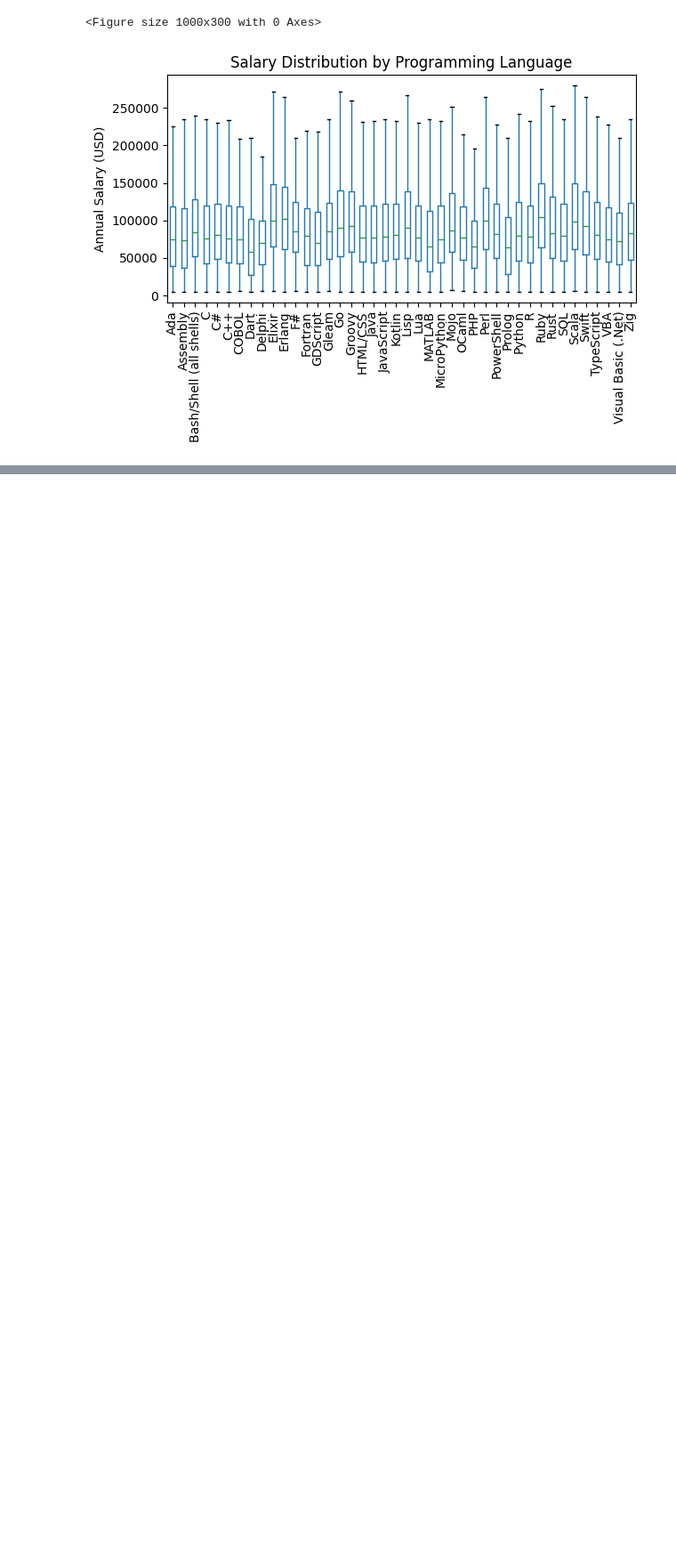
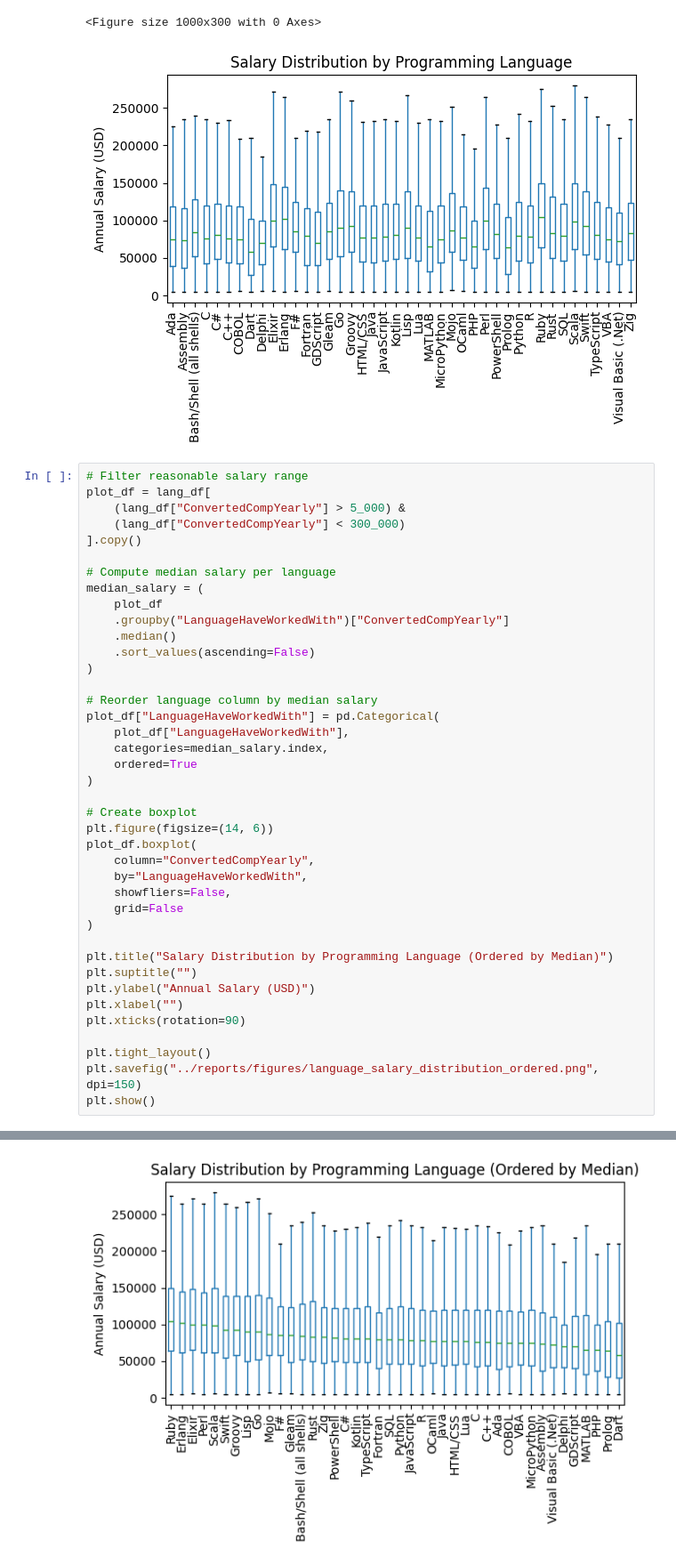
Before and after one commit to ilvfruits/stackoverflow-survey-2025, a Jupyter notebook: notebooks/02_language_trends.ipynb, the cells around one changed output, grey strips where cells are left out. Shown: that part at 89% size. Drawn from its saved outputs; the diff is of its cells as text; blank space fills up the shorter version.

```diff
--- a/notebooks/02_language_trends.ipynb
+++ b/notebooks/02_language_trends.ipynb
@@ -128,3 +128,44 @@ plt.show()
 # %% [output]
 <Figure size 1000x300 with 0 Axes>
 [figure]
+# %%
+# Filter reasonable salary range
+plot_df = lang_df[
+    (lang_df["ConvertedCompYearly"] > 5_000) &
+    (lang_df["ConvertedCompYearly"] < 300_000)
+].copy()
+
+# Compute median salary per language
+median_salary = (
+    plot_df
+    .groupby("LanguageHaveWorkedWith")["ConvertedCompYearly"]
+    .median()
+    .sort_values(ascending=False)
+)
+
+# Reorder language column by median salary
+plot_df["LanguageHaveWorkedWith"] = pd.Categorical(
+    plot_df["LanguageHaveWorkedWith"],
+    categories=median_salary.index,
+    ordered=True
+)
+
+# Create boxplot
+plt.figure(figsize=(14, 6))
+plot_df.boxplot(
+    column="ConvertedCompYearly",
+    by="LanguageHaveWorkedWith",
+    showfliers=False,
+    grid=False
+)
+
+plt.title("Salary Distribution by Programming Language (Ordered by Median)")
+plt.suptitle("")
+plt.ylabel("Annual Salary (USD)")
+plt.xlabel("")
+plt.xticks(rotation=90)
+
+plt.tight_layout()
+plt.savefig("../reports/figures/language_salary_distribution_ordered.png", dpi=150)
+plt.show()
+# %% [output]
@@ -130,0 +173 @@ plt.show()
+[figure, added]
```
Also changed, not shown: parts of 1 cell of this notebook.
